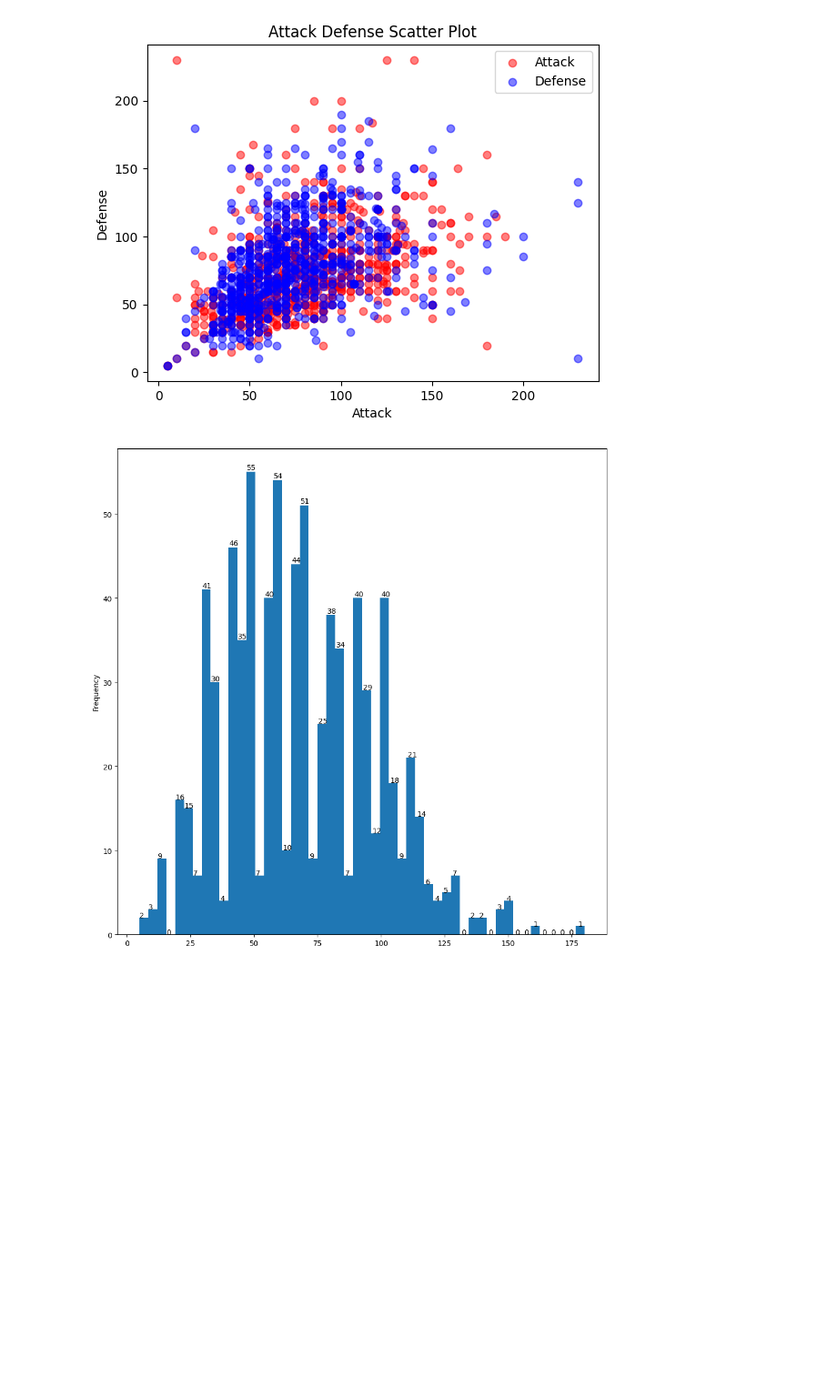
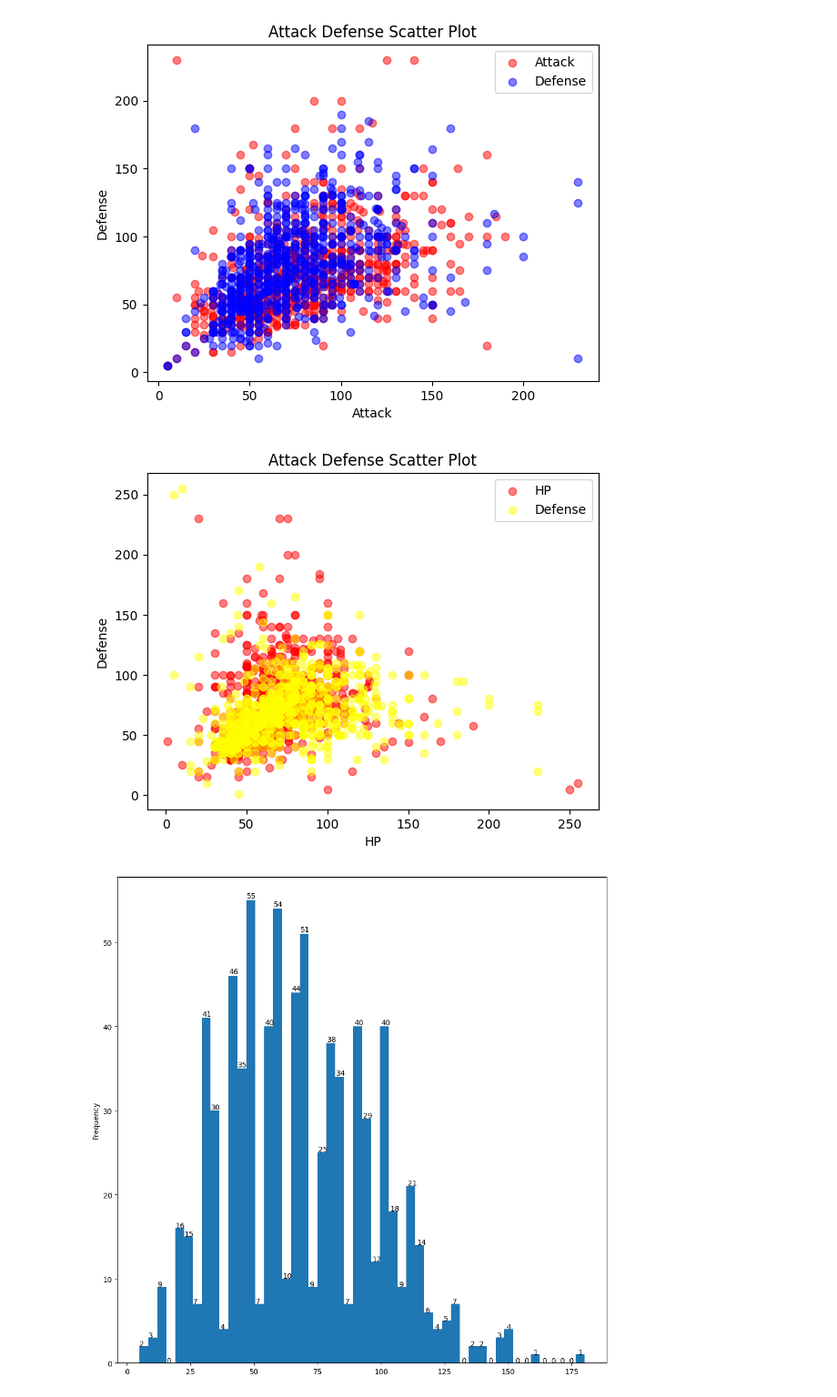
Before and after one commit to alfarezza/MachineLearning-Project, a Jupyter notebook: DataScience/EDA-Pokemon.ipynb, the cells around one changed output. Shown: that part at 91% size. Saved outputs shown, nothing was run; the diff lists cells and outputs as text; code cells hidden in the pictures; blank space fills up the shorter version.

```diff
--- a/DataScience/EDA-Pokemon.ipynb
+++ b/DataScience/EDA-Pokemon.ipynb
@@ -180,6 +178,21 @@ plt.legend()
 plt.show()
 # %% [output]
 [figure]
+# %%
+# Membuat scatter plot dengan warna berbeda untuk Defence dan HP
+plt.scatter(data['HP'], data['Defense'], alpha=0.5, color='red', label='HP')
+plt.scatter(data['Defense'], data['HP'], alpha=0.5, color='yellow', label='Defense')
+plt.xlabel('HP')
+plt.ylabel('Defense')
+plt.title('Attack Defense Scatter Plot')
+
+# Menambahkan legenda
+plt.legend()
+
+# Menampilkan plot
+plt.show()
+# %% [output]
+[figure, added]
 # %%
 # Plot histogram
 ax = data.Speed.plot(kind='hist', bins=50, figsize=(12,12))
```
Also changed, not shown: parts of 11 cells of this notebook.
